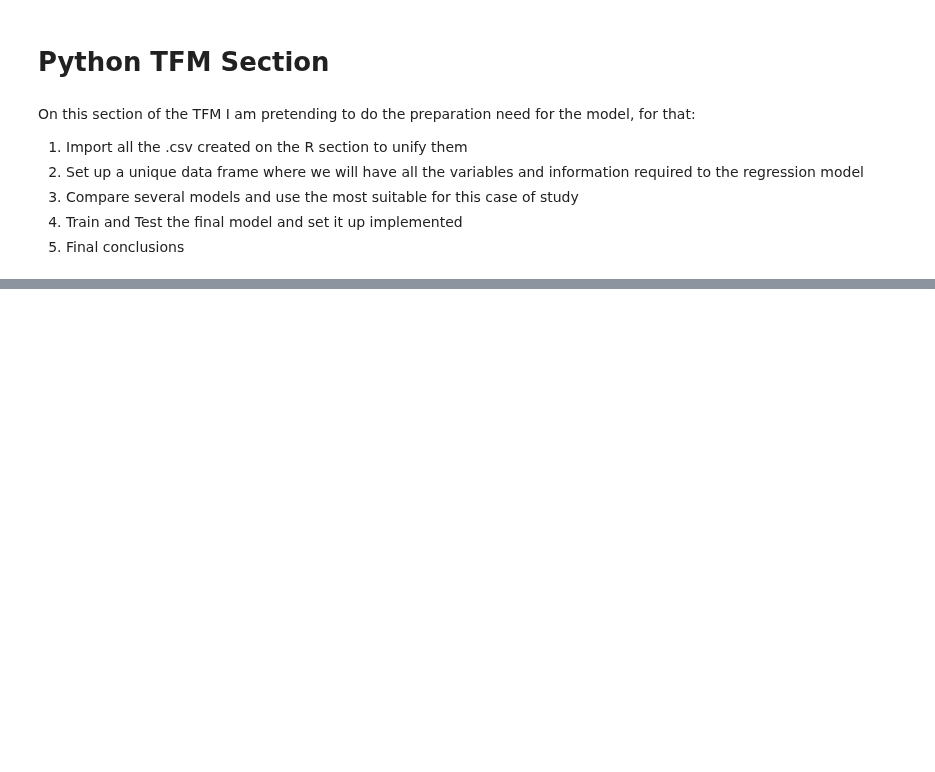
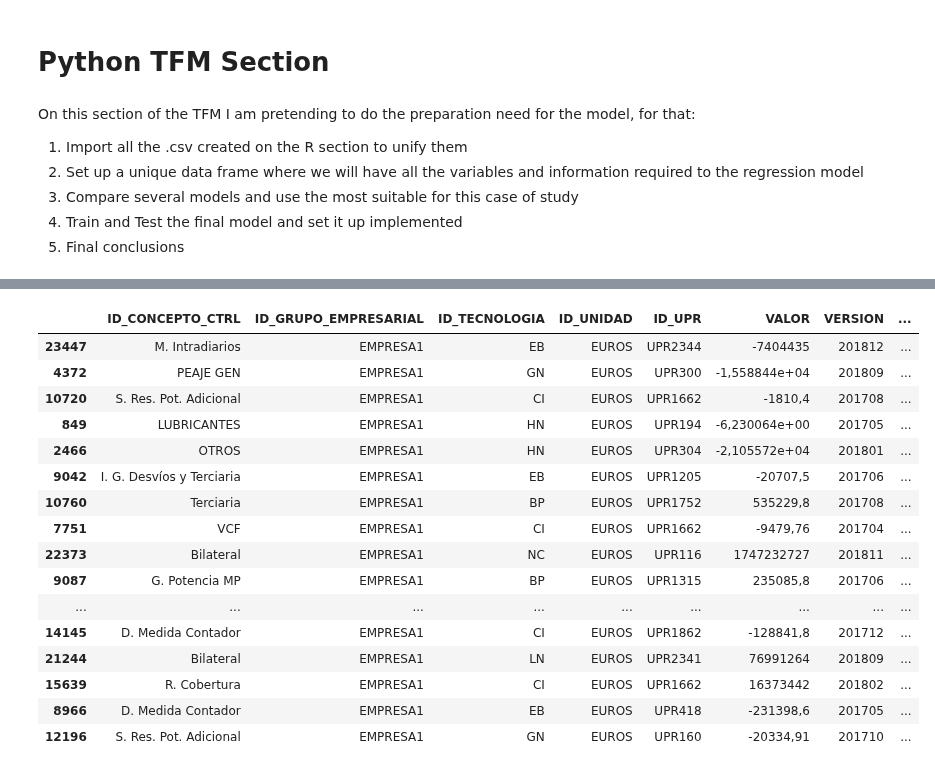
Before and after one commit to davescusope/TFM_Data_Science, a Jupyter notebook: 04.Data Modeling.ipynb, the cells around one changed output, grey strips where cells are left out. Drawn from its saved outputs; the diff is of its cells as text; code cells hidden in the pictures; blank space fills up the shorter version.

```diff
--- a/04.Data Modeling.ipynb
+++ b/04.Data Modeling.ipynb
@@ -107,0 +169,21 @@ NUCLEAR_WASTES_EUROS.csv
+# %%
+df_merged = df_merged[df_merged['ID_GRUPO_EMPRESARIAL'] == 'EMPRESA1']
+df_merged.sample(20)
+# %% [output]
+|  | ID_CONCEPTO_CTRL | ID_GRUPO_EMPRESARIAL | ID_TECNOLOGIA | ID_UNIDAD | ID_UPR | VALOR | VERSION | ... |
+| 23447 | M. Intradiarios | EMPRESA1 | EB | EUROS | UPR2344 | -7404435 | 201812 | ... |
+| 4372 | PEAJE GEN | EMPRESA1 | GN | EUROS | UPR300 | -1,558844e+04 | 201809 | ... |
+| 10720 | S. Res. Pot. Adicional | EMPRESA1 | CI | EUROS | UPR1662 | -1810,4 | 201708 | ... |
+| 849 | LUBRICANTES | EMPRESA1 | HN | EUROS | UPR194 | -6,230064e+00 | 201705 | ... |
+| 2466 | OTROS | EMPRESA1 | HN | EUROS | UPR304 | -2,105572e+04 | 201801 | ... |
+| 9042 | I. G. Desvíos y Terciaria | EMPRESA1 | EB | EUROS | UPR1205 | -20707,5 | 201706 | ... |
+| 10760 | Terciaria | EMPRESA1 | BP | EUROS | UPR1752 | 535229,8 | 201708 | ... |
+| 7751 | VCF | EMPRESA1 | CI | EUROS | UPR1662 | -9479,76 | 201704 | ... |
+| 22373 | Bilateral | EMPRESA1 | NC | EUROS | UPR116 | 1747232727 | 201811 | ... |
+| 9087 | G. Potencia MP | EMPRESA1 | BP | EUROS | UPR1315 | 235085,8 | 201706 | ... |
+| ... | ... | ... | ... | ... | ... | ... | ... | ... |
+| 14145 | D. Medida Contador | EMPRESA1 | CI | EUROS | UPR1862 | -128841,8 | 201712 | ... |
+| 21244 | Bilateral | EMPRESA1 | LN | EUROS | UPR2341 | 76991264 | 201809 | ... |
+| 15639 | R. Cobertura | EMPRESA1 | CI | EUROS | UPR1662 | 16373442 | 201802 | ... |
+| 8966 | D. Medida Contador | EMPRESA1 | EB | EUROS | UPR418 | -231398,6 | 201705 | ... |
+| 12196 | S. Res. Pot. Adicional | EMPRESA1 | GN | EUROS | UPR160 | -20334,91 | 201710 | ... |
```
Also changed, not shown: parts of 47 cells of this notebook, 2 other files.
